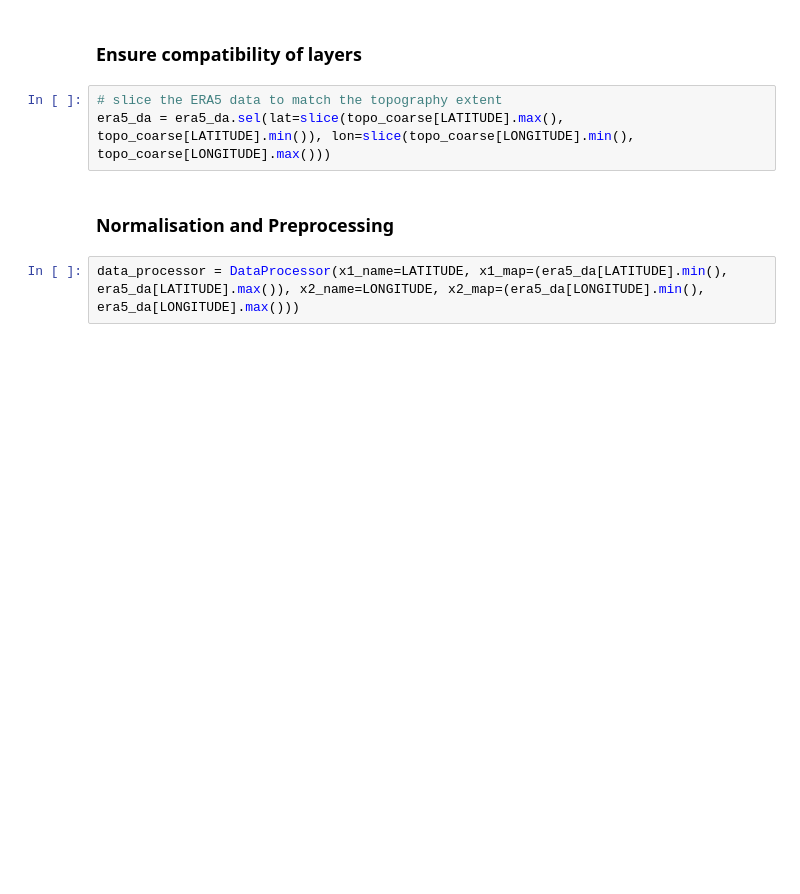
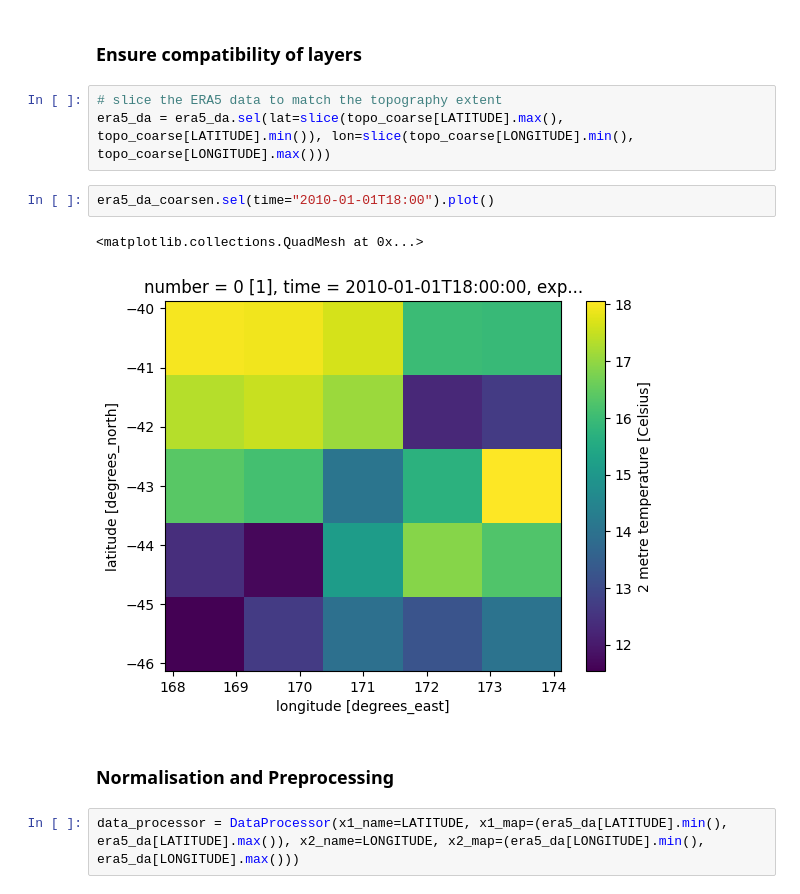
Before and after one commit to LennoxC/convcnp-assim-nz, a Jupyter notebook: notebooks/experiments/exp1_temperature_ConvCNP.ipynb, the cells around one changed output. Saved outputs shown, nothing was run; the diff lists cells and outputs as text; blank space fills up the shorter version.

```diff
--- a/notebooks/experiments/exp1_temperature_ConvCNP.ipynb
+++ b/notebooks/experiments/exp1_temperature_ConvCNP.ipynb
@@ -139,6 +156,11 @@ plt.show()
 # %%
 # slice the ERA5 data to match the topography extent
 era5_da = era5_da.sel(lat=slice(topo_coarse[LATITUDE].max(), topo_coarse[LATITUDE].min()), lon=slice(topo_coarse[LONGITUDE].min(), topo_coarse[LONGITUDE].max()))
+# %%
+era5_da_coarsen.sel(time="2010-01-01T18:00").plot()
+# %% [output]
+<matplotlib.collections.QuadMesh at 0x...>
+[figure, added]
 # %% [markdown]
 ### Normalisation and Preprocessing
 # %%
```
Also changed, not shown: parts of 37 cells of this notebook, 1 other file.
